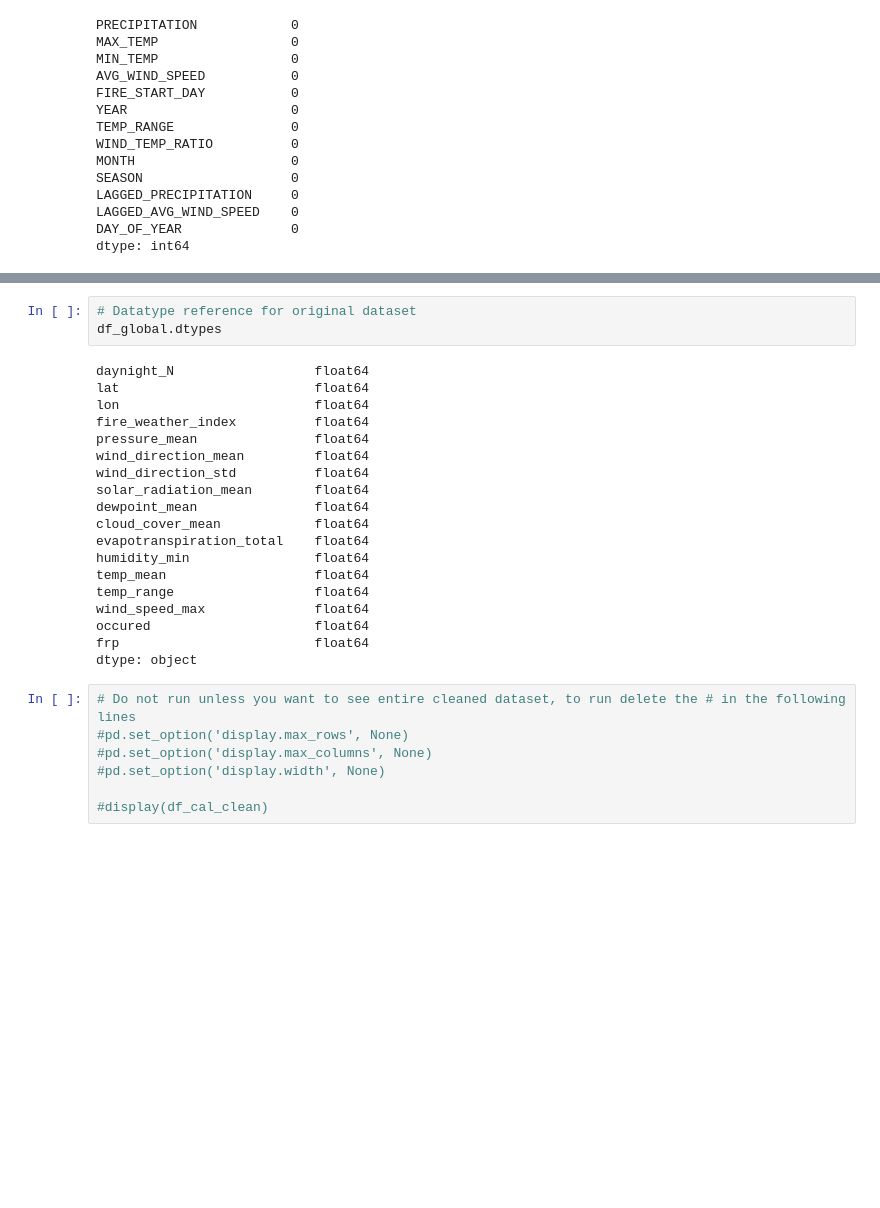
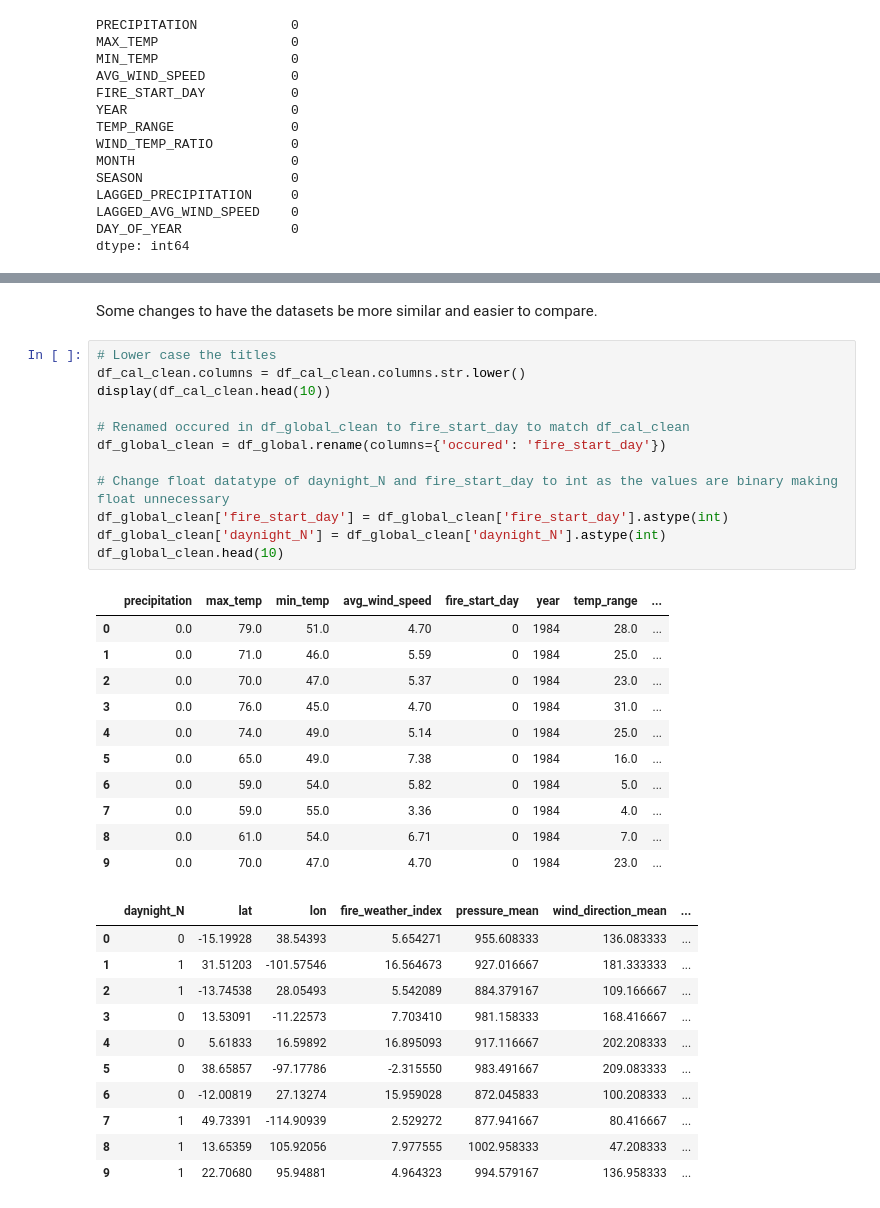
Before and after one commit to snehakumarofficial-star/STAT_520_Group_project, a Jupyter notebook: notebooks/EDA_and_datacleaning_v1.1.ipynb, the cells around one changed output, grey strips where cells are left out. Drawn from its saved outputs; the diff is of its cells as text; blank space fills up the shorter version.

Commit message:
Update column names and datatypes

```diff
--- a/notebooks/EDA_and_datacleaning_v1.1.ipynb
+++ b/notebooks/EDA_and_datacleaning_v1.1.ipynb
@@ -190,29 +150,37 @@ dtype: object
-# %%
-# Datatype reference for original dataset
-df_global.dtypes
-# %% [output]
-daynight_N                  float64
-lat                         float64
-lon                         float64
-fire_weather_index          float64
-pressure_mean               float64
-wind_direction_mean         float64
-wind_direction_std          float64
-solar_radiation_mean        float64
-dewpoint_mean               float64
-cloud_cover_mean            float64
-evapotranspiration_total    float64
-humidity_min                float64
-temp_mean                   float64
-temp_range                  float64
-wind_speed_max              float64
-occured                     float64
-frp                         float64
-dtype: object
-# %%
-# Do not run unless you want to see entire cleaned dataset, to run delete the # in the following lines
-#pd.set_option('display.max_rows', None)
-#pd.set_option('display.max_columns', None)
-#pd.set_option('display.width', None)
-
-#display(df_cal_clean)
+# %% [markdown]
+Some changes to have the datasets be more similar and easier to compare.
+# %%
+# Lower case the titles
+df_cal_clean.columns = df_cal_clean.columns.str.lower()
+display(df_cal_clean.head(10))
+
+# Renamed occured in df_global_clean to fire_start_day to match df_cal_clean
+df_global_clean = df_global.rename(columns={'occured': 'fire_start_day'})
+
+# Change float datatype of daynight_N and fire_start_day to int as the values are binary making float unnecessary
+df_global_clean['fire_start_day'] = df_global_clean['fire_start_day'].astype(int)
+df_global_clean['daynight_N'] = df_global_clean['daynight_N'].astype(int)
+df_global_clean.head(10)
+# %% [output]
+|  | precipitation | max_temp | min_temp | avg_wind_speed | fire_start_day | year | temp_range | ... |
+| 0 | 0.0 | 79.0 | 51.0 | 4.70 | 0 | 1984 | 28.0 | ... |
+| 1 | 0.0 | 71.0 | 46.0 | 5.59 | 0 | 1984 | 25.0 | ... |
+| 2 | 0.0 | 70.0 | 47.0 | 5.37 | 0 | 1984 | 23.0 | ... |
+| 3 | 0.0 | 76.0 | 45.0 | 4.70 | 0 | 1984 | 31.0 | ... |
+| 4 | 0.0 | 74.0 | 49.0 | 5.14 | 0 | 1984 | 25.0 | ... |
+| 5 | 0.0 | 65.0 | 49.0 | 7.38 | 0 | 1984 | 16.0 | ... |
+| 6 | 0.0 | 59.0 | 54.0 | 5.82 | 0 | 1984 | 5.0 | ... |
+| 7 | 0.0 | 59.0 | 55.0 | 3.36 | 0 | 1984 | 4.0 | ... |
+| 8 | 0.0 | 61.0 | 54.0 | 6.71 | 0 | 1984 | 7.0 | ... |
+| 9 | 0.0 | 70.0 | 47.0 | 4.70 | 0 | 1984 | 23.0 | ... |
+|  | daynight_N | lat | lon | fire_weather_index | pressure_mean | wind_direction_mean | ... |
+| 0 | 0 | -15.19928 | 38.54393 | 5.654271 | 955.608333 | 136.083333 | ... |
+| 1 | 1 | 31.51203 | -101.57546 | 16.564673 | 927.016667 | 181.333333 | ... |
+| 2 | 1 | -13.74538 | 28.05493 | 5.542089 | 884.379167 | 109.166667 | ... |
+| 3 | 0 | 13.53091 | -11.22573 | 7.703410 | 981.158333 | 168.416667 | ... |
+| 4 | 0 | 5.61833 | 16.59892 | 16.895093 | 917.116667 | 202.208333 | ... |
+| 5 | 0 | 38.65857 | -97.17786 | -2.315550 | 983.491667 | 209.083333 | ... |
+| 6 | 0 | -12.00819 | 27.13274 | 15.959028 | 872.045833 | 100.208333 | ... |
+| 7 | 1 | 49.73391 | -114.90939 | 2.529272 | 877.941667 | 80.416667 | ... |
+| 8 | 1 | 13.65359 | 105.92056 | 7.977555 | 1002.958333 | 47.208333 | ... |
+| 9 | 1 | 22.70680 | 95.94881 | 4.964323 | 994.579167 | 136.958333 | ... |
```
Also changed, not shown: parts of 5 cells of this notebook.
